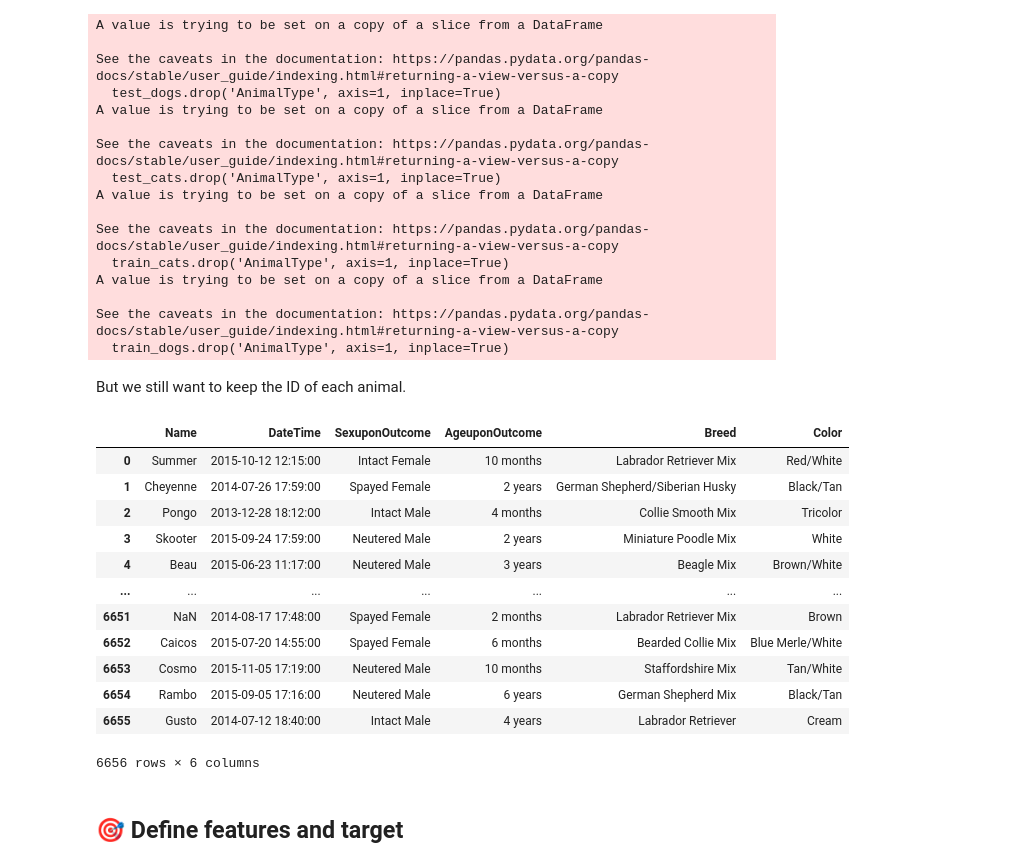
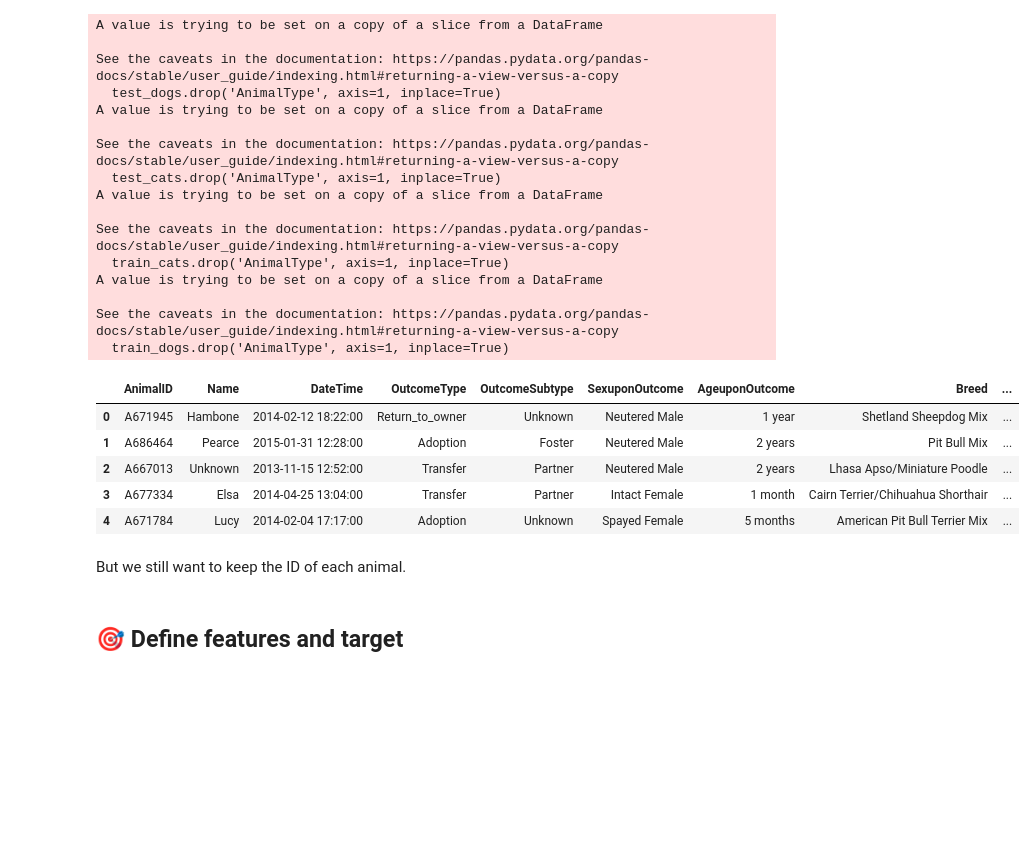
Before and after one commit to Clement733/animal_shelter_predi, a Jupyter notebook: animal_prediction.ipynb, the cells around one changed output. Saved outputs shown, nothing was run; the diff lists cells and outputs as text; code cells hidden in the pictures; blank space fills up the shorter version.

```diff
--- a/animal_prediction.ipynb
+++ b/animal_prediction.ipynb
@@ -248,6 +266,15 @@ test_dogs.drop('index', axis=1, inplace=True)
 test_cats.drop('index', axis=1, inplace=True)
 train_dogs.drop('index', axis=1, inplace=True)
 train_cats.drop('index', axis=1, inplace=True)
+# %%
+train_dogs.head()
+# %% [output]
+|  | AnimalID | Name | DateTime | OutcomeType | OutcomeSubtype | SexuponOutcome | AgeuponOutcome | Breed | ... |
+| 0 | A671945 | Hambone | 2014-02-12 18:22:00 | Return_to_owner | Unknown | Neutered Male | 1 year | Shetland Sheepdog Mix | ... |
+| 1 | A686464 | Pearce | 2015-01-31 12:28:00 | Adoption | Foster | Neutered Male | 2 years | Pit Bull Mix | ... |
+| 2 | A667013 | Unknown | 2013-11-15 12:52:00 | Transfer | Partner | Neutered Male | 2 years | Lhasa Apso/Miniature Poodle | ... |
+| 3 | A677334 | Elsa | 2014-04-25 13:04:00 | Transfer | Partner | Intact Female | 1 month | Cairn Terrier/Chihuahua Shorthair | ... |
+| 4 | A671784 | Lucy | 2014-02-04 17:17:00 | Adoption | Unknown | Spayed Female | 5 months | American Pit Bull Terrier Mix | ... |
 # %% [markdown]
 But we still want to keep the ID of each animal.
 # %%
@@ -259,22 +286,6 @@ cat_test_ID = test_cats["ID"].to_numpy()
 cat_test_ID = np.array([cat_test_ID])
 cat_test_ID = cat_test_ID.T
 test_cats.drop("ID", axis=1, inplace=True)
-# %%
-test_dogs
-# %% [output]
-|  | Name | DateTime | SexuponOutcome | AgeuponOutcome | Breed | Color |
-| 0 | Summer | 2015-10-12 12:15:00 | Intact Female | 10 months | Labrador Retriever Mix | Red/White |
-| 1 | Cheyenne | 2014-07-26 17:59:00 | Spayed Female | 2 years | German Shepherd/Siberian Husky | Black/Tan |
-| 2 | Pongo | 2013-12-28 18:12:00 | Intact Male | 4 months | Collie Smooth Mix | Tricolor |
-| 3 | Skooter | 2015-09-24 17:59:00 | Neutered Male | 2 years | Miniature Poodle Mix | White |
-| 4 | Beau | 2015-06-23 11:17:00 | Neutered Male | 3 years | Beagle Mix | Brown/White |
-| ... | ... | ... | ... | ... | ... | ... |
-| 6651 | NaN | 2014-08-17 17:48:00 | Spayed Female | 2 months | Labrador Retriever Mix | Brown |
-| 6652 | Caicos | 2015-07-20 14:55:00 | Spayed Female | 6 months | Bearded Collie Mix | Blue Merle/White |
-| 6653 | Cosmo | 2015-11-05 17:19:00 | Neutered Male | 10 months | Staffordshire Mix | Tan/White |
-| 6654 | Rambo | 2015-09-05 17:16:00 | Neutered Male | 6 years | German Shepherd Mix | Black/Tan |
-| 6655 | Gusto | 2014-07-12 18:40:00 | Intact Male | 4 years | Labrador Retriever | Cream |
-6656 rows × 6 columns
 # %% [markdown]
 ## 🎯 Define features and target
 # %%
```
Also changed, not shown: parts of 21 cells of this notebook.
